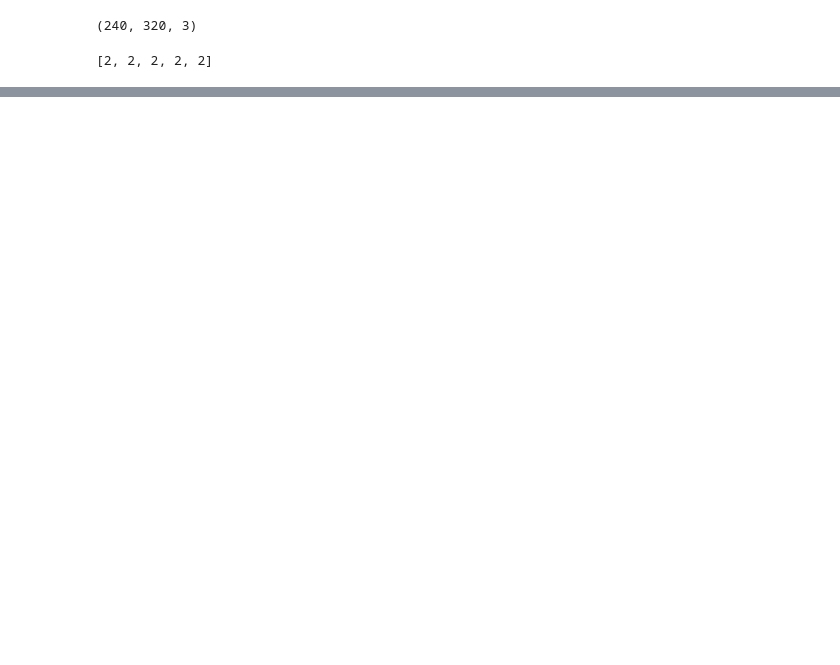
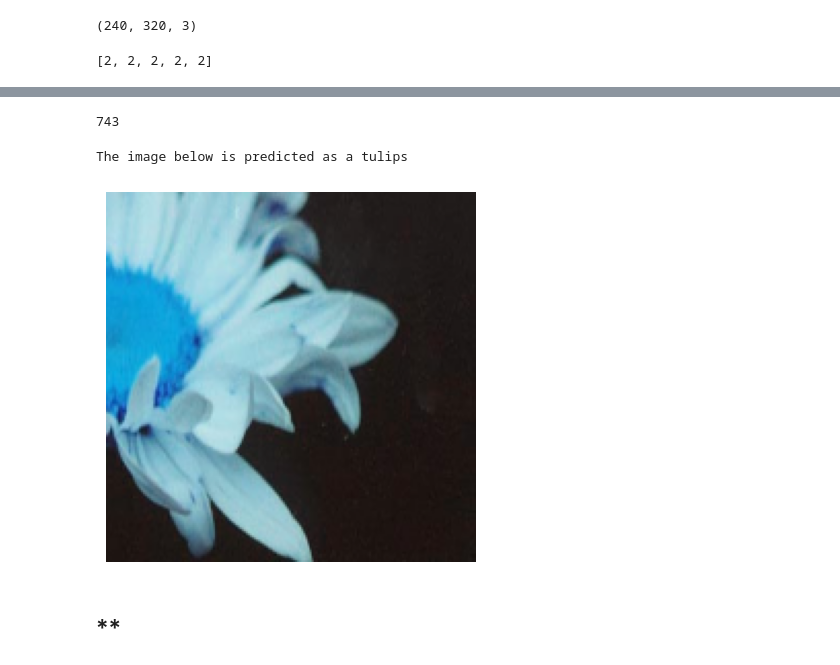
Before and after one commit to justnunoo/machine_-_deep_learning, a Jupyter notebook: flower_classification.ipynb, the cells around one changed output, grey strips where cells are left out. Drawn from its saved outputs; the diff is of its cells as text; code cells hidden in the pictures; blank space fills up the shorter version.

Commit message:
Add files via upload
Built a model to classify 5 different flowers.

```diff
--- a/flower_classification.ipynb
+++ b/flower_classification.ipynb
@@ -129,4 +180,4 @@ model.compile(
     metrics = ['accuracy']
 )
 # %%
-model.fit(x_train_scaled, y_train, epochs = 10)
+model.fit(x_train, y_train, epochs=100)
@@ -132,0 +208,3 @@ model.fit(x_train_scaled, y_train, epochs = 10)
+# %%
+yp = model.predict(x_test)
+y_pred = [np.argmax(i) for i in yp]
@@ -132,0 +227,17 @@ model.fit(x_train_scaled, y_train, epochs = 10)
+# %%
+labels = ['roses', 'daisy', 'dandelion', 'sunflower', 'tulips']
+x_test.shape[0]
+# %% [output]
+743
+# %%
+def get_prediction(index):
+  plt.axis('off')
+  plt.imshow(x_test[index])
+  print(f'The image below is predicted as a ' + labels[y_pred[index]])
+# %%
+get_prediction(345)
+# %% [output]
+The image below is predicted as a tulips
+[figure, added]
+# %% [markdown]
+## **
```
Also changed, not shown: parts of 19 cells of this notebook.
